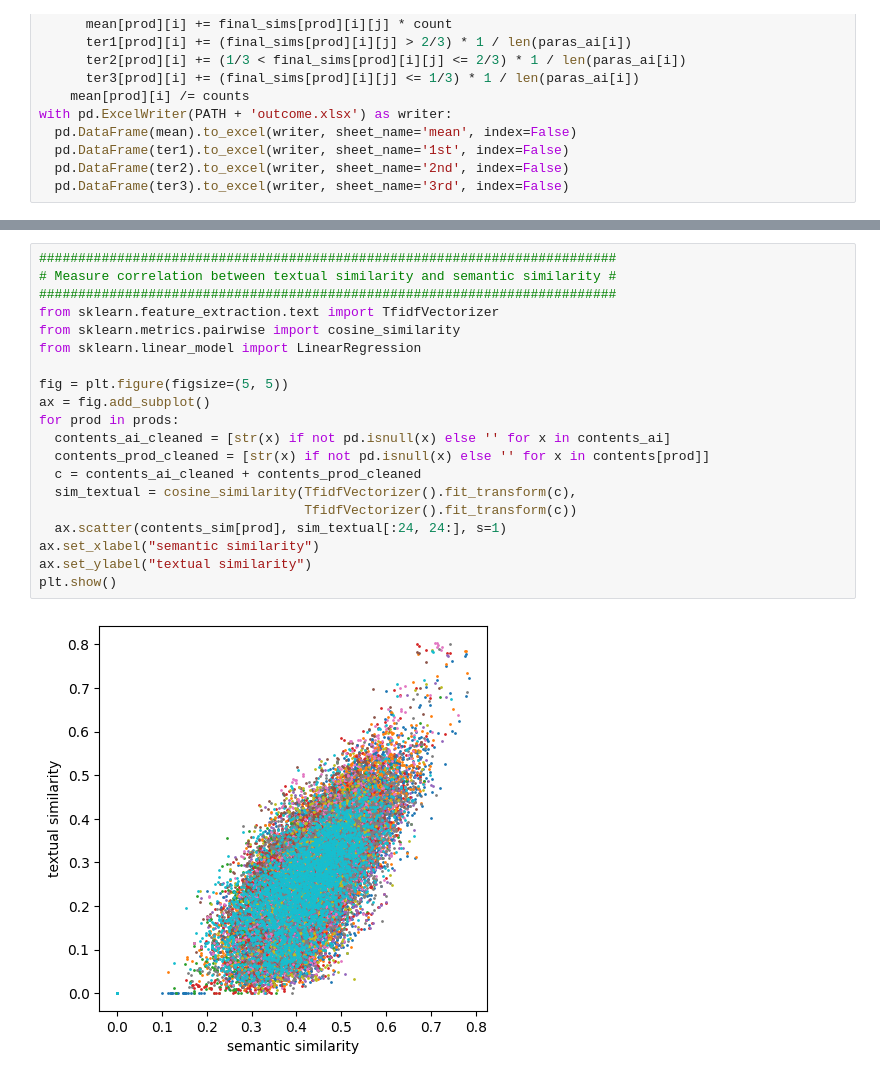
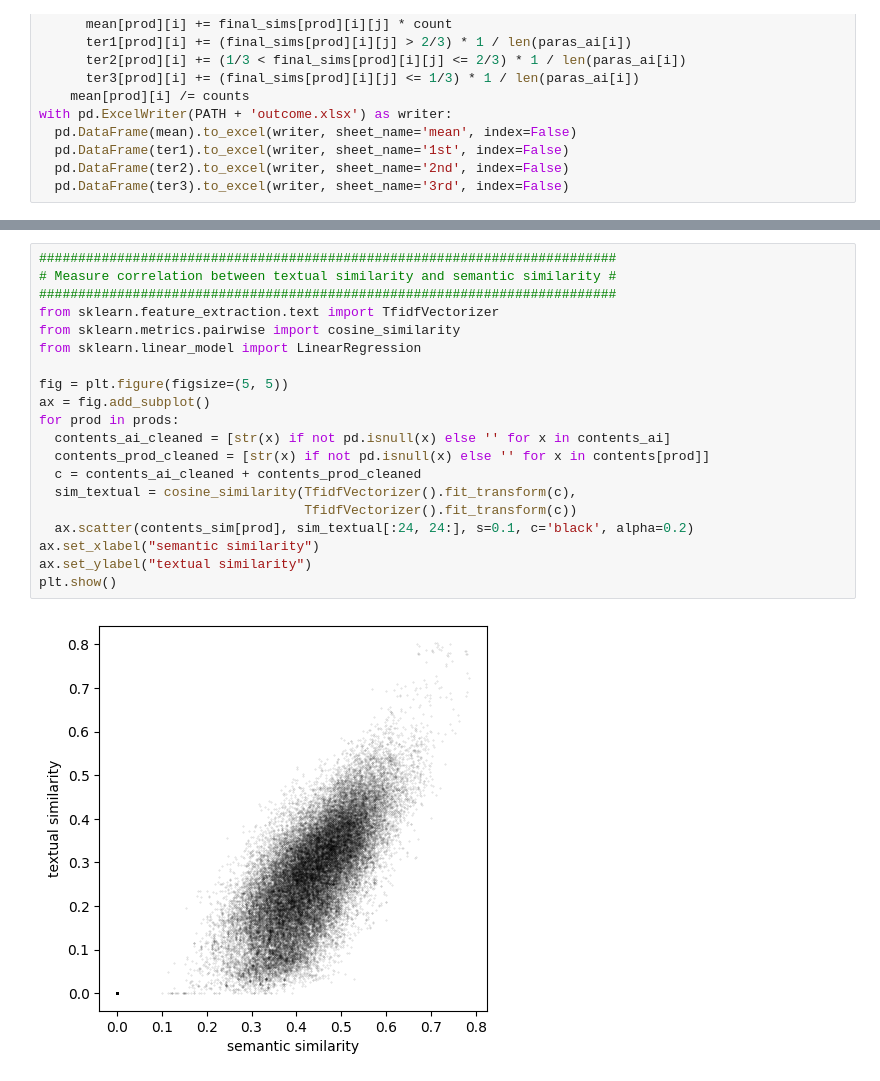
Before and after one commit to replicable/euaiact, a Jupyter notebook: euaiact.ipynb, the cells around one changed output, grey strips where cells are left out. Cells and saved outputs as stored; diff of their text form.

```diff
--- a/euaiact.ipynb
+++ b/euaiact.ipynb
@@ -193,22 +195,22 @@ plt.show()
 # %%
 ##########################################################################
 # Measure correlation between textual similarity and semantic similarity #
 ##########################################################################
 from sklearn.feature_extraction.text import TfidfVectorizer
 from sklearn.metrics.pairwise import cosine_similarity
 from sklearn.linear_model import LinearRegression
 
 fig = plt.figure(figsize=(5, 5))
 ax = fig.add_subplot()
 for prod in prods:
   contents_ai_cleaned = [str(x) if not pd.isnull(x) else '' for x in contents_ai]
   contents_prod_cleaned = [str(x) if not pd.isnull(x) else '' for x in contents[prod]]
   c = contents_ai_cleaned + contents_prod_cleaned
   sim_textual = cosine_similarity(TfidfVectorizer().fit_transform(c),
                                   TfidfVectorizer().fit_transform(c))
-  ax.scatter(contents_sim[prod], sim_textual[:24, 24:], s=1)
+  ax.scatter(contents_sim[prod], sim_textual[:24, 24:], s=0.1, c='black', alpha=0.2)
 ax.set_xlabel("semantic similarity")
 ax.set_ylabel("textual similarity")
 plt.show()
 # %% [output]
-[figure, old version]
+[figure, new version]
```
Also changed, not shown: parts of 2 cells of this notebook.
